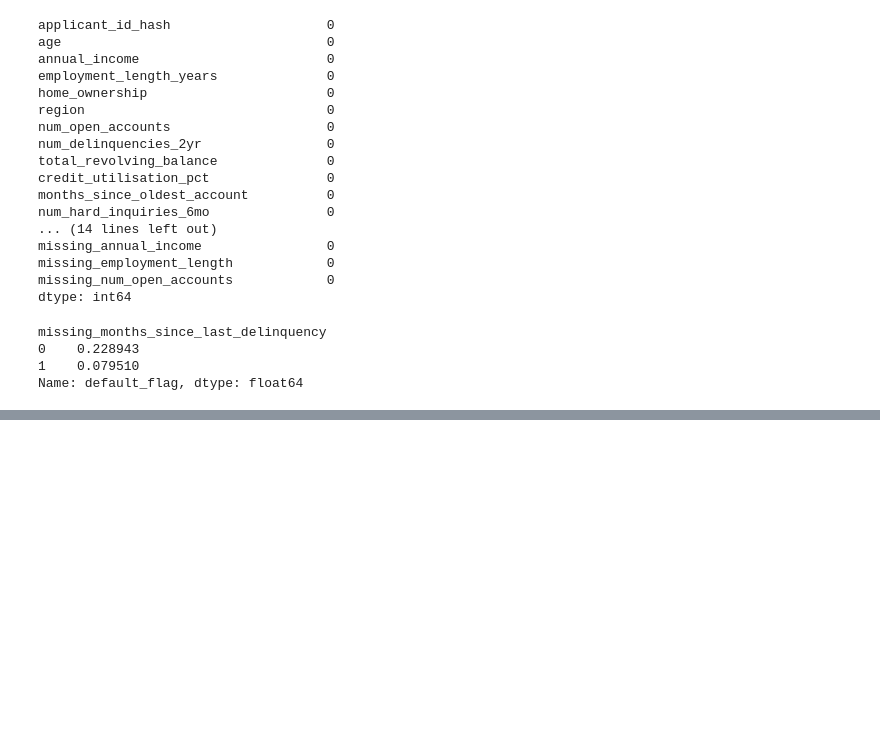
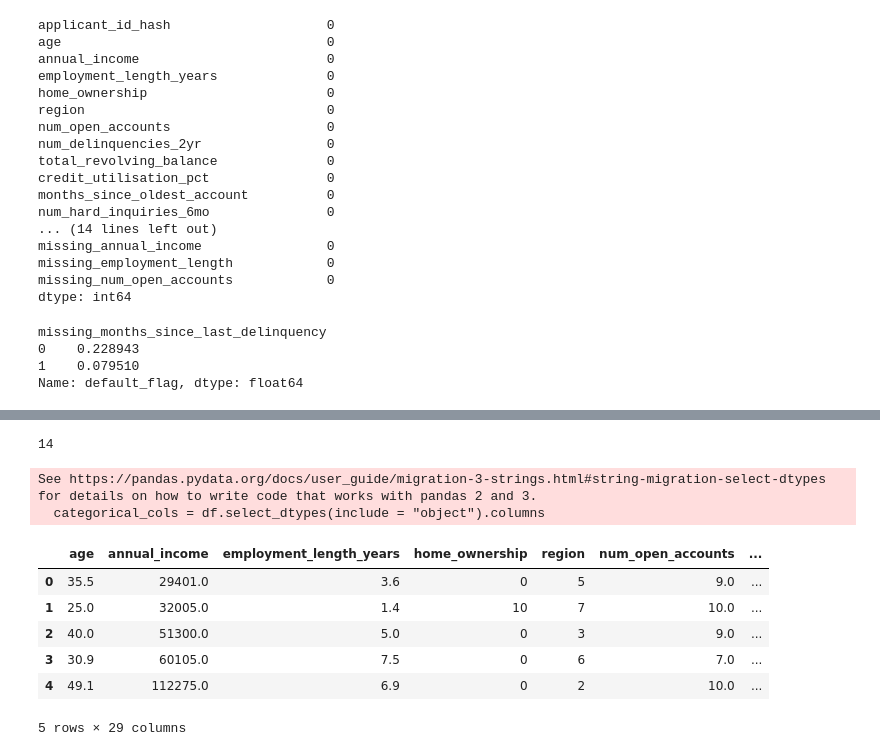
Before and after one commit to mphomutchinya/Robust-interactive-credit-model, a Jupyter notebook: notebooks/eda.ipynb, the cells around one changed output, grey strips where cells are left out. Cells and saved outputs as stored; diff of their text form; code cells hidden in the pictures; blank space fills up the shorter version.

```diff
--- a/notebooks/eda.ipynb
+++ b/notebooks/eda.ipynb
@@ -328,0 +440,21 @@ df.isnull().sum()
+# %%
+df["home_ownership"].nunique()
+# %% [output]
+14
+# %%
+categorical_cols = df.select_dtypes(include = "object").columns
+for col in categorical_cols:
+    df[col] = df[col].astype("category").cat.codes
+# %% [output]
+See https://pandas.pydata.org/docs/user_guide/migration-3-strings.html#string-migration-select-dtypes for details on how to write code that works with pandas 2 and 3.
+  categorical_cols = df.select_dtypes(include = "object").columns
+# %%
+df.head()
+# %% [output]
+|  | age | annual_income | employment_length_years | home_ownership | region | num_open_accounts | ... |
+| 0 | 35.5 | 29401.0 | 3.6 | 0 | 5 | 9.0 | ... |
+| 1 | 25.0 | 32005.0 | 1.4 | 10 | 7 | 10.0 | ... |
+| 2 | 40.0 | 51300.0 | 5.0 | 0 | 3 | 9.0 | ... |
+| 3 | 30.9 | 60105.0 | 7.5 | 0 | 6 | 7.0 | ... |
+| 4 | 49.1 | 112275.0 | 6.9 | 0 | 2 | 10.0 | ... |
+5 rows × 29 columns
```
Also changed, not shown: parts of 12 cells of this notebook.
